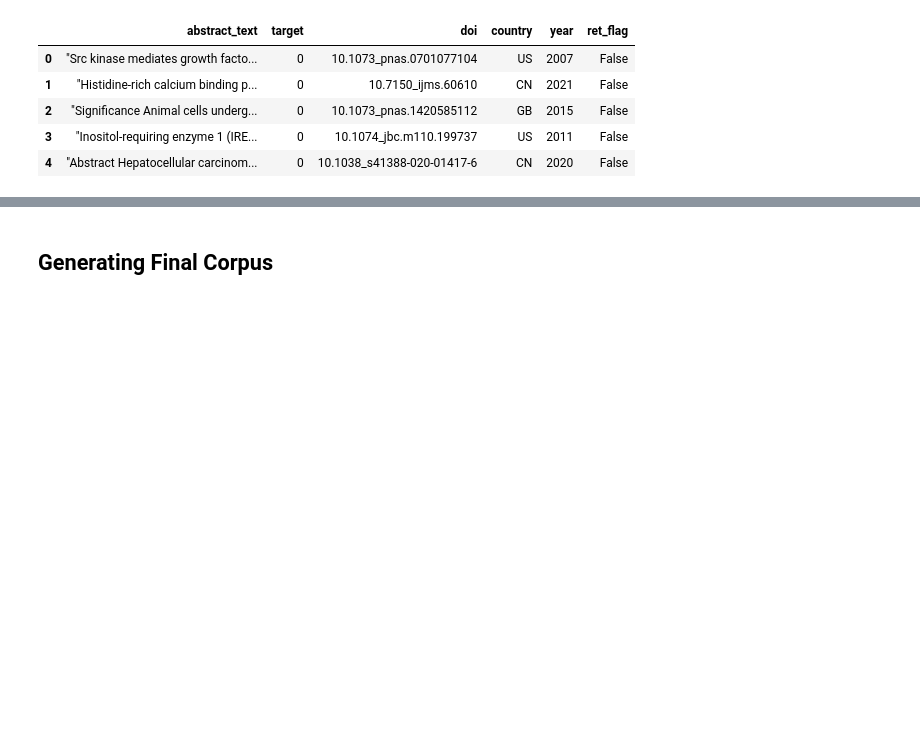
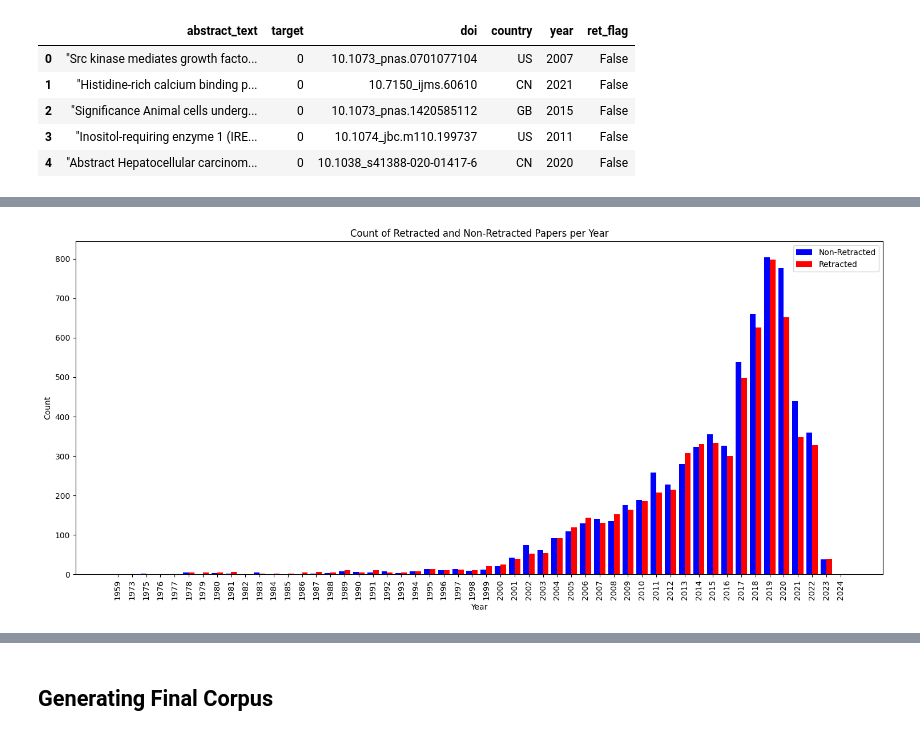
Before and after one commit to pdolano/retraction_project, a Jupyter notebook: 04_corpus_generation_and_analysis.ipynb, the cells around one changed output, grey strips where cells are left out. Cells and saved outputs as stored; diff of their text form; code cells hidden in the pictures; blank space fills up the shorter version.

```diff
--- a/04_corpus_generation_and_analysis.ipynb
+++ b/04_corpus_generation_and_analysis.ipynb
@@ -228,0 +255,32 @@ final_df.head(50)
+# %%
+
+
+# Ensure the data is sorted properly
+final_df = final_df.sort_values(by=['year', 'country'])
+
+# Aggregate data to get total counts per year
+yearly_counts = final_df.groupby('year').sum(numeric_only=True).reset_index()
+
+# Generate unique x positions for each year
+x_labels = yearly_counts['year'].astype(str)
+x_positions = np.arange(len(x_labels))
+
+# Initialize plot
+plt.figure(figsize=(15, 7))
+
+# Plot bars for non-retracted and retracted counts
+plt.bar(x_positions - 0.2, yearly_counts['non_retracted_count'], width=0.4, label='Non-Retracted', color='blue')
+plt.bar(x_positions + 0.2, yearly_counts['retracted_count'], width=0.4, label='Retracted', color='red')
+
+# Formatting
+plt.title('Count of Retracted and Non-Retracted Papers per Year')
+plt.xlabel('Year')
+plt.ylabel('Count')
+plt.xticks(x_positions, x_labels, rotation=90)
+plt.legend()
+plt.tight_layout()
+
+# Show the plot
+plt.show()
+# %% [output]
+[figure, added]
```
Also changed, not shown: parts of 16 cells of this notebook.
